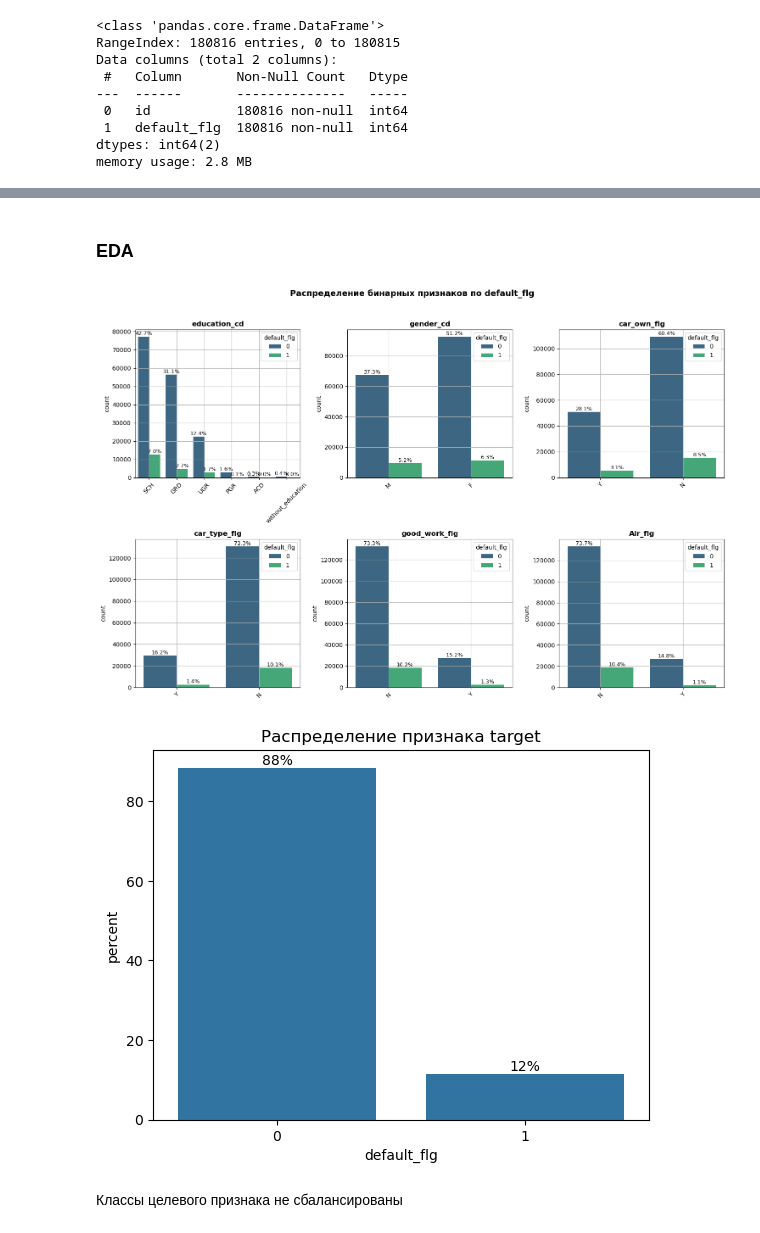
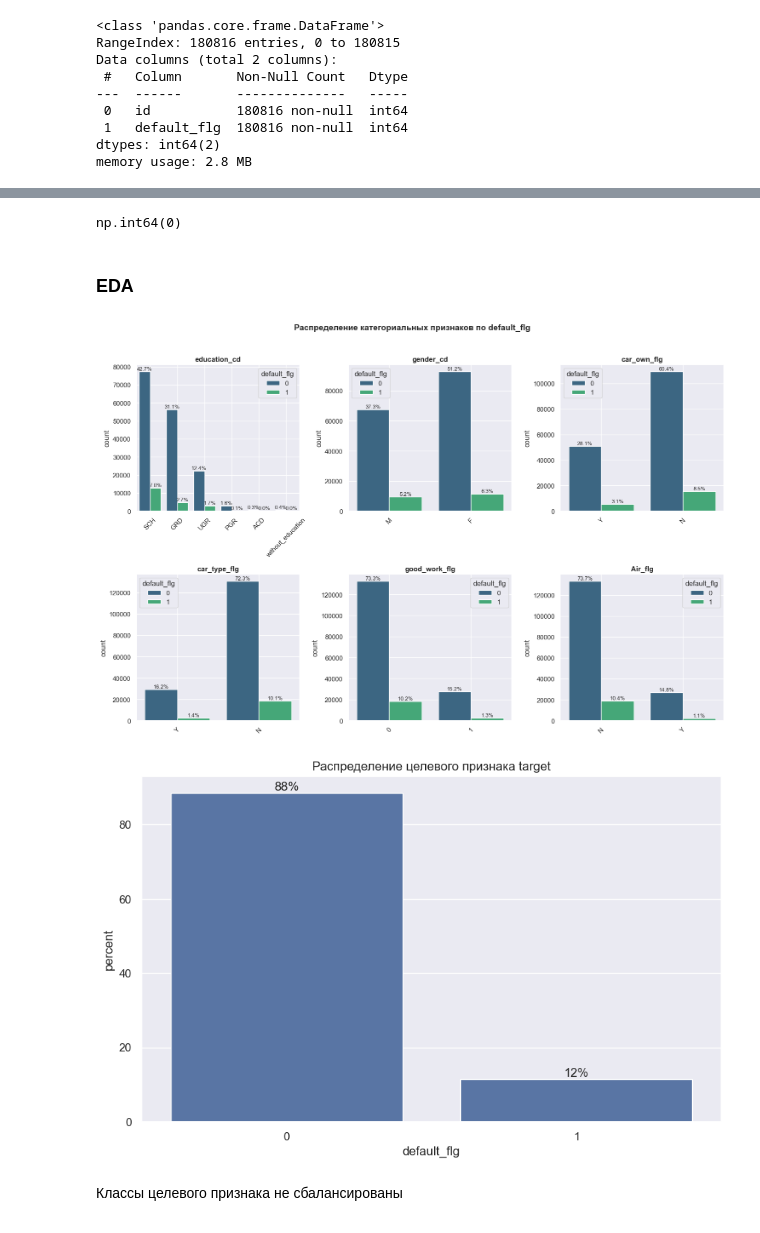
Before and after one commit to NikolaiUsov/credit_scoring, a Jupyter notebook: EDA.ipynb, the cells around one changed output, grey strips where cells are left out. Cells and saved outputs as stored; diff of their text form; code cells hidden in the pictures.

```diff
--- a/EDA.ipynb
+++ b/EDA.ipynb
@@ -32,6 +33,8 @@ import optuna
 # %%
 RANDOM_STATE = 4242
 TEST_SIZE = 0.3
+sns.set(rc={'figure.figsize' : (10, 6)})
+sns.set(style='darkgrid')
 # %%
 warnings.filterwarnings('ignore')
 # %% [markdown]
@@ -138,3 +140,4 @@ Name: count, dtype: int64
 # %%
-data['education_cd'] = data['education_cd'].fillna("without_education")
+# Заполним пропуски. Пропуски в данных могут означать заявителей без образования
+application_info['education_cd'] = application_info['education_cd'].fillna("without_education")
 # %%
@@ -202,7 +185,8 @@ Data columns (total 2 columns):
 dtypes: int64(2)
 memory usage: 2.8 MB
 # %%
-df = data.merge(target, how='right', on='id')
+# Присоединим целевую переменную
+df = application_info.merge(target, how='right', on='id')
 # %%
 df.info()
 # %% [output]
@@ -226,3 +210,8 @@ memory usage: 13.8+ MB
+# %%
+# Проверим данные на полные дубликаты
+df.duplicated().sum()
+# %% [output]
+np.int64(0)
 # %% [markdown]
 ### EDA
 # %%
@@ -235,16 +224,16 @@ plot_countplots(df,
                  'Air_flg'],
                  'default_flg')
 # %% [output]
-[figure, old version]
+[figure, new version]
 # %%
 ax = sns.countplot(data=df, x='default_flg', stat='percent')
 
 for cont in ax.containers:
     ax.bar_label(cont, fmt='%.0f%%')
-plt.title(f'Распределение признака target')
+plt.title(f'Распределение целевого признака target')
 plt.show()
 # %% [output]
-[figure, old version]
+[figure, new version]
 # %% [markdown]
 Классы целевого признака не сбалансированы
 # %%
```
Also changed, not shown: parts of 86 cells of this notebook, 4 other files.
